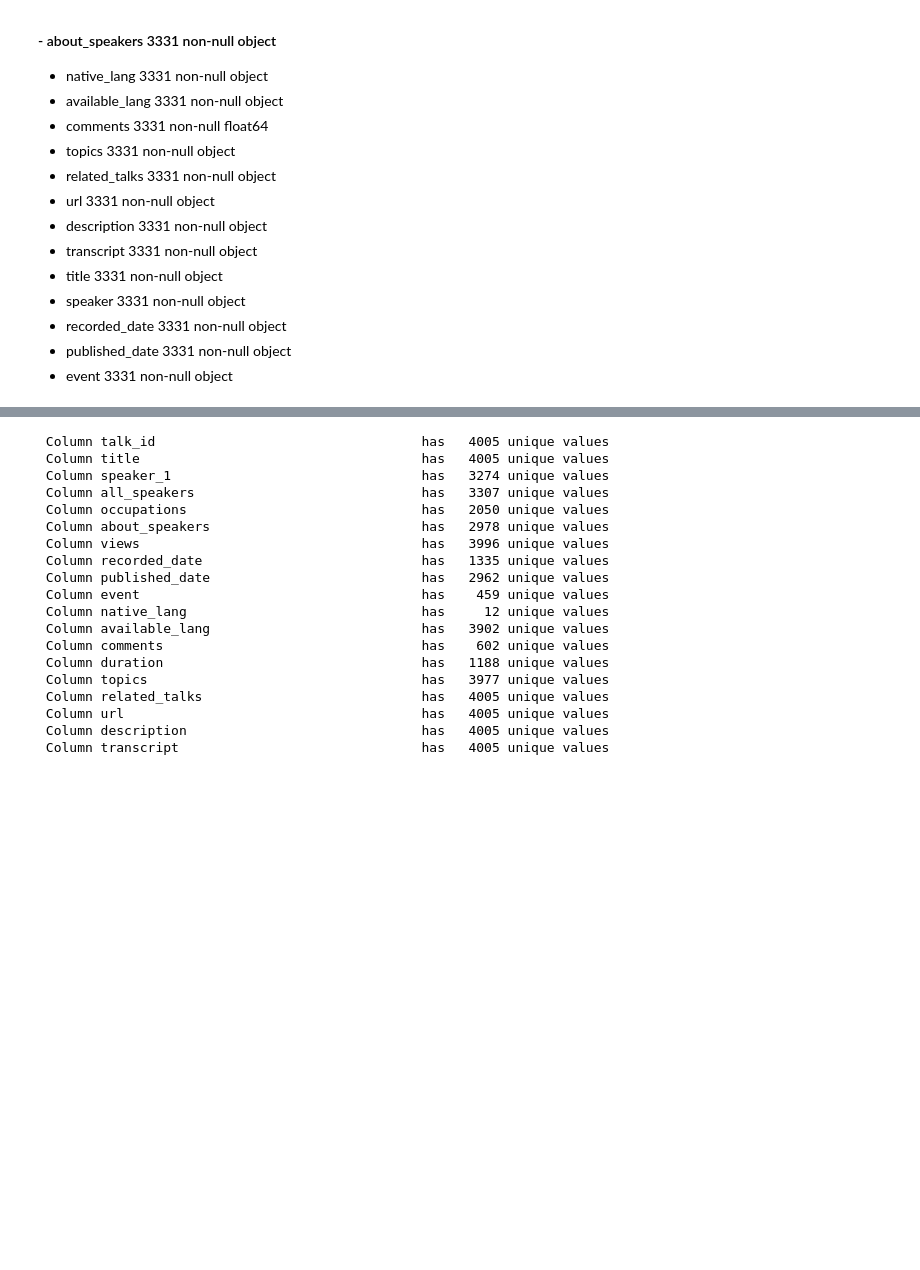
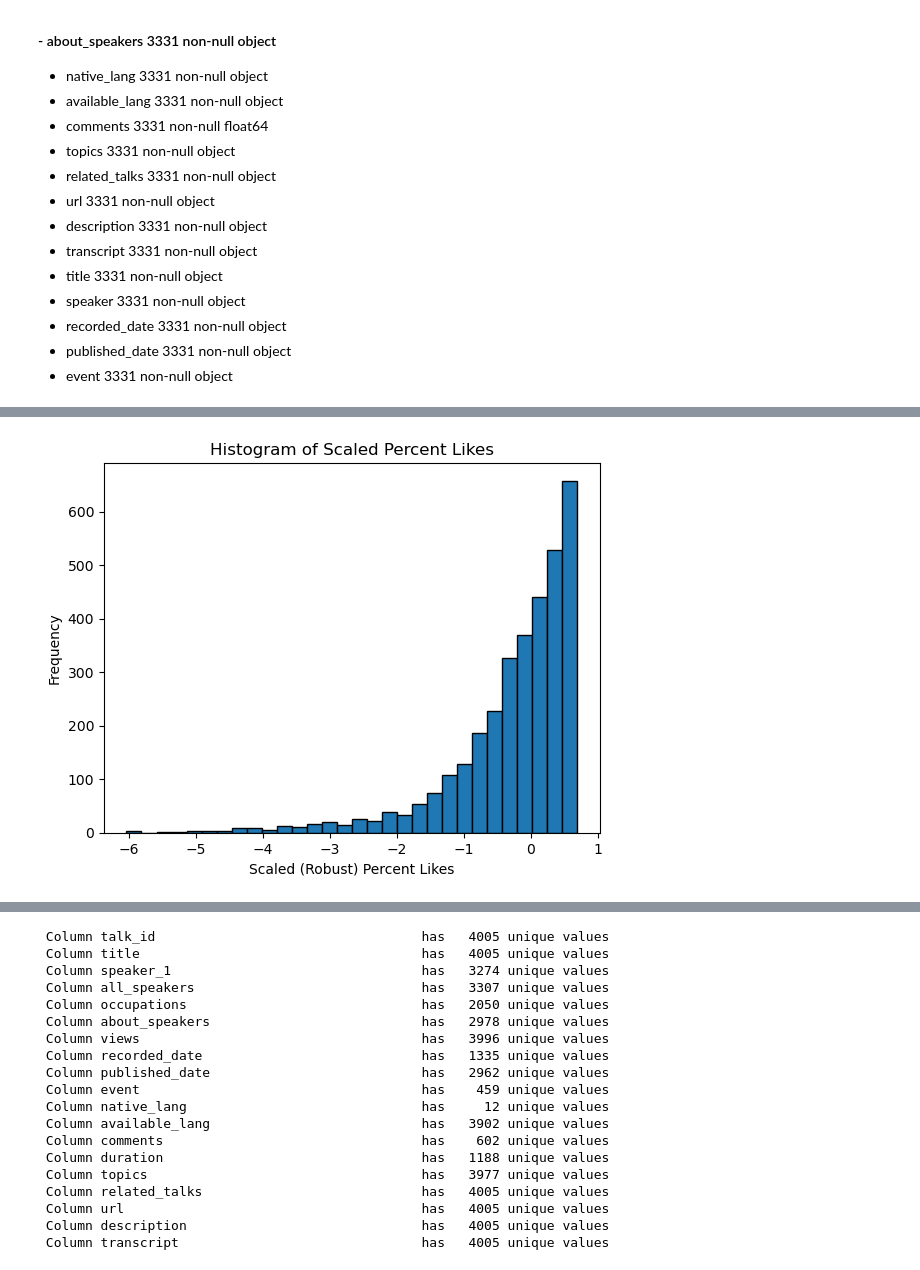
Before and after one commit to drewe4point0/Capstone-Quantifying-Good-Speeches-, a Jupyter notebook: Notebooks/Ted Dataset (with Transcripts).ipynb, the cells around one changed output, grey strips where cells are left out. Drawn from its saved outputs; the diff is of its cells as text; code cells hidden in the pictures; blank space fills up the shorter version.

```diff
--- a/Notebooks/Ted Dataset (with Transcripts).ipynb
+++ b/Notebooks/Ted Dataset (with Transcripts).ipynb
@@ -457,0 +1276,20 @@ Name: count, Length: 1924, dtype: int64
+# %%
+# Extracting the 'percent_likes' column
+percent_likes = numeric_temp_df[['percent_likes']]
+
+# Initialize the Standard Scaler
+scaler = RobustScaler()
+
+# Scale the 'percent_likes' column
+percent_likes_scaled = scaler.fit_transform(percent_likes)
+
+# Now, percent_likes_scaled contains the scaled values of the 'percent_likes' column
+
+# Plotting the histogram of the scaled 'percent_likes' data
+plt.hist(percent_likes_scaled, bins=30, edgecolor='black')
+plt.title('Histogram of Scaled Percent Likes')
+plt.xlabel('Scaled (Robust) Percent Likes')
+plt.ylabel('Frequency')
+plt.show()
+# %% [output]
+[figure, added]
```
Also changed, not shown: parts of 61 cells of this notebook.
